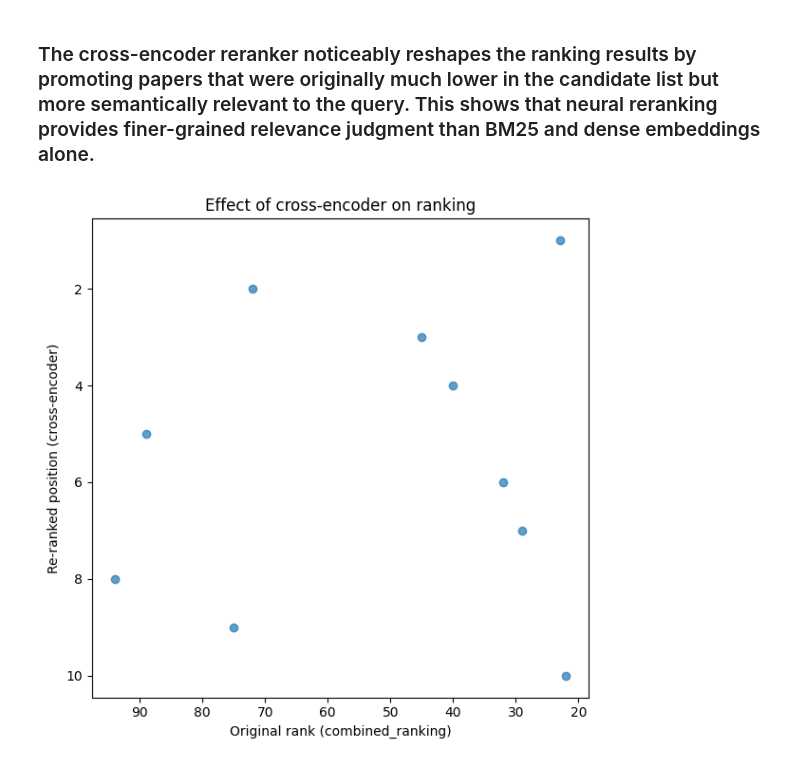
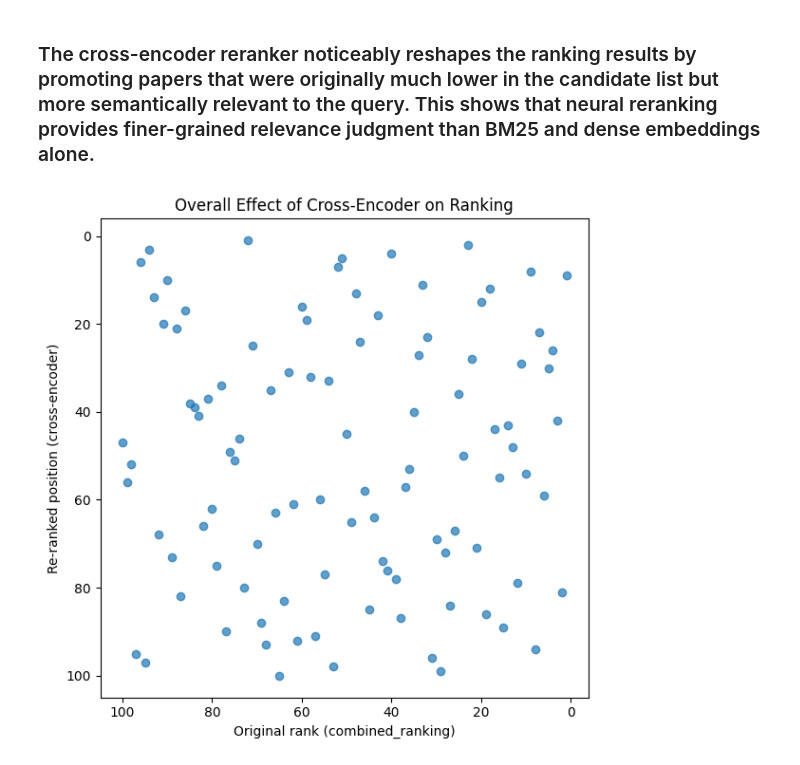
Before and after one commit to aidanmanternach/ece-143-research-paper-search, a Jupyter notebook: bm25-vector-search/visualization.ipynb, the cells around one changed output. Drawn from its saved outputs; the diff is of its cells as text; code cells hidden in the pictures.

```diff
--- a/bm25-vector-search/visualization.ipynb
+++ b/bm25-vector-search/visualization.ipynb
@@ -611,22 +606,21 @@ plt.show()
 # %% [markdown]
 ## Level 3_Reranking
 # %%
- #  Neural Reranking with Cross-Encoders
- print("Using Corss Encode to reranking top 100 files")
- candidates = combined_ranking(query, 100, title_term_table, abstract_term_table, title_lengths, abstract_lengths, avg_doc_len_title, avg_doc_len_abs, N, model, document_embeddings)
+# Neural Reranking with Cross-Encoders
+print("Using Cross-Encoder to rerank top 100 files")
+candidates = combined_ranking(query, 100, title_term_table, abstract_term_table, title_lengths, abstract_lengths, avg_doc_len_title, avg_doc_len_abs, N, model, document_embeddings)
 
- candidates_with_text = []
- # put in the text to rerank
- for doc_id, score in candidates:
-     abstract = df.iloc[doc_id].get("abstract", "")
-     title    = df.iloc[doc_id].get("title", "")
-     text     = title + " " + abstract
-     candidates_with_text.append((doc_id, text))
+candidates_with_text = []
+# put in the text to rerank
+for doc_id, score in candidates:
+    abstract = df.iloc[doc_id].get("abstract", "")
+    title    = df.iloc[doc_id].get("title", "")
+    text     = title + " " + abstract
+    candidates_with_text.append((doc_id, text))
 
- reranked = retrieve_and_rerank(
-     query,
-     candidates_with_text,
-     tokenizer_model = "bert-base-uncased",
-     cross_encoder_model = "bert-base-uncased"
- )
+reranked = retrieve_and_rerank(
+    query,
+    candidates_with_text,
+    final_k=100
+)   # retrieve all 100 samples for rank comparison
 # %% [output]
@@ -640,7 +634,7 @@ import matplotlib.pyplot as plt
 original_ranks = {doc_id: rank for rank, (doc_id, _) in enumerate(candidates, start=1)}
 
 rows = []
-for rank_after, (score_after, doc_id, text) in enumerate(reranked, start=1):
+for rank_after, (score_after, doc_id) in enumerate(reranked, start=1):
     row = df.iloc[doc_id]
     rows.append({
         "doc_id": doc_id,
@@ -670,19 +664,19 @@ results_df.head()
 # %%
 # ranking vs reranked
 
 valid_df = results_df.dropna(subset=["rank_before"])
 
 plt.figure(figsize=(6, 6))
 plt.scatter(valid_df["rank_before"], valid_df["rank_after"], alpha=0.7)
 plt.xlabel("Original rank (combined_ranking)")
 plt.ylabel("Re-ranked position (cross-encoder)")
-plt.title("Effect of cross-encoder on ranking")
+plt.title("Overall Effect of Cross-Encoder on Ranking")
 
 
 plt.gca().invert_xaxis()
 plt.gca().invert_yaxis()
 
 plt.tight_layout()
 plt.show()
 # %% [output]
-[figure, old version]
+[figure, new version]
```
Also changed, not shown: parts of 10 cells of this notebook, 1 other file.
